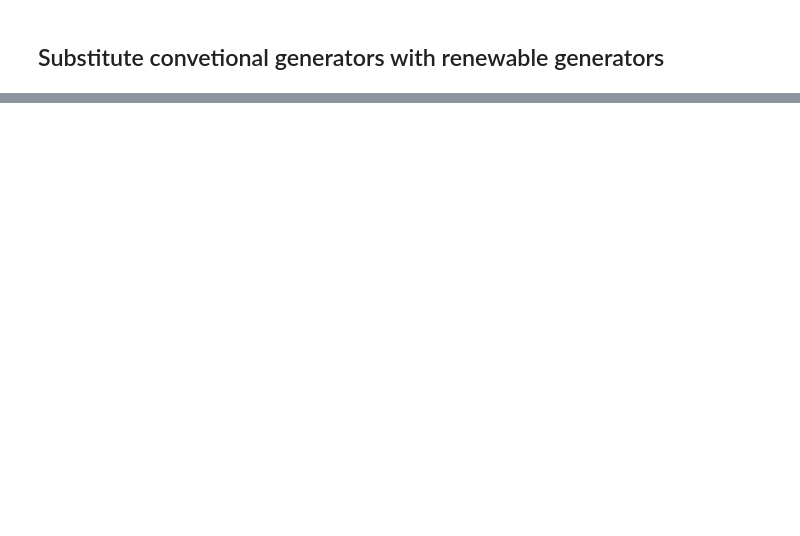
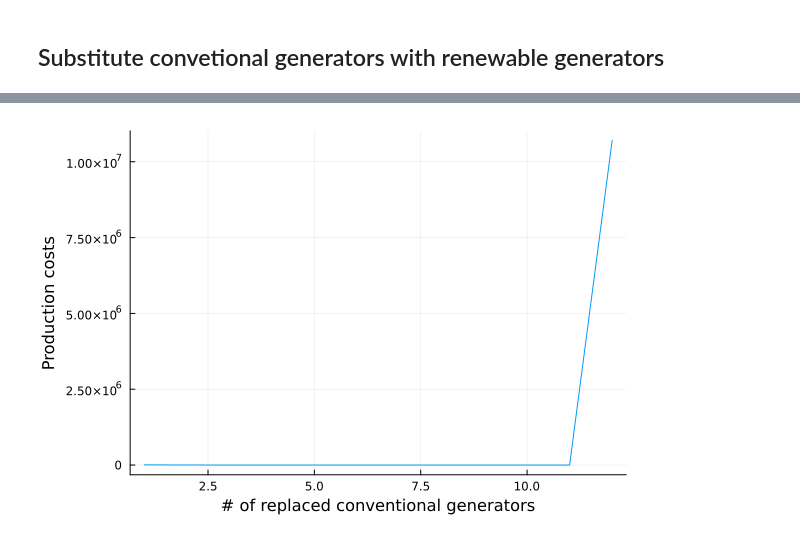
Before and after one commit to katekuian/amo-personal-project, a Jupyter notebook: 24bus-analysis.ipynb, the cells around one changed output, grey strips where cells are left out. Saved outputs shown, nothing was run; the diff lists cells and outputs as text; code cells hidden in the pictures; blank space fills up the shorter version.

Commit message:
Add replacement of conventional generators

```diff
--- a/24bus-analysis.ipynb
+++ b/24bus-analysis.ipynb
@@ -629,0 +644,7 @@ p
+# %%
+production_costs_with_replacement = Vector{Float64}()
+for i in 1:12
+    results = replace_the_most_expensive_generator_with_renewable()
+    append!(production_costs_with_replacement, get_objective_function_value(results))
+end
+production_costs_with_replacement
@@ -629,0 +665,6 @@ p
+# %%
+p = plot(collect(1:12), production_costs_with_replacement, xlabel="# of replaced conventional generators", ylabel="Production costs", legend=:none)
+savefig(p, "results/replacement_production_costs.png")
+p
+# %% [output]
+[figure, added]
```
Also changed, not shown: parts of 21 cells of this notebook, 6 other files.
